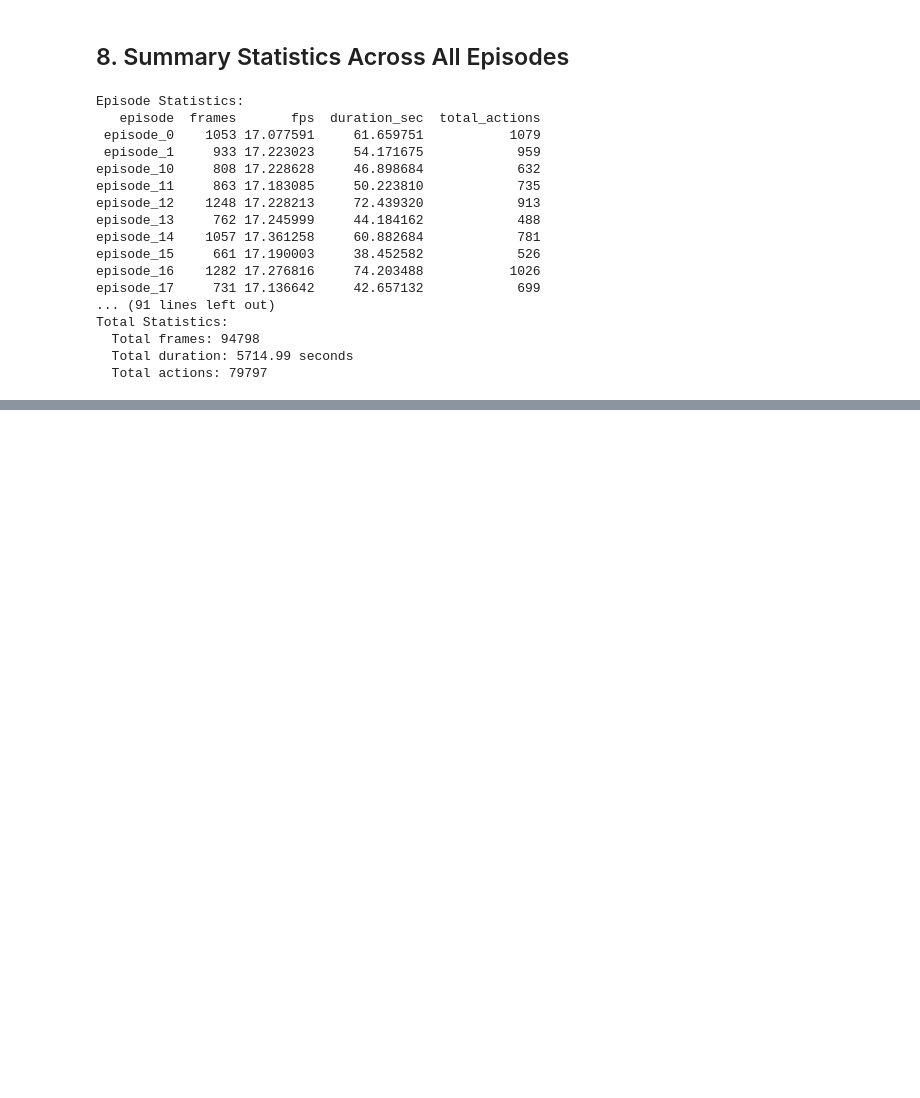
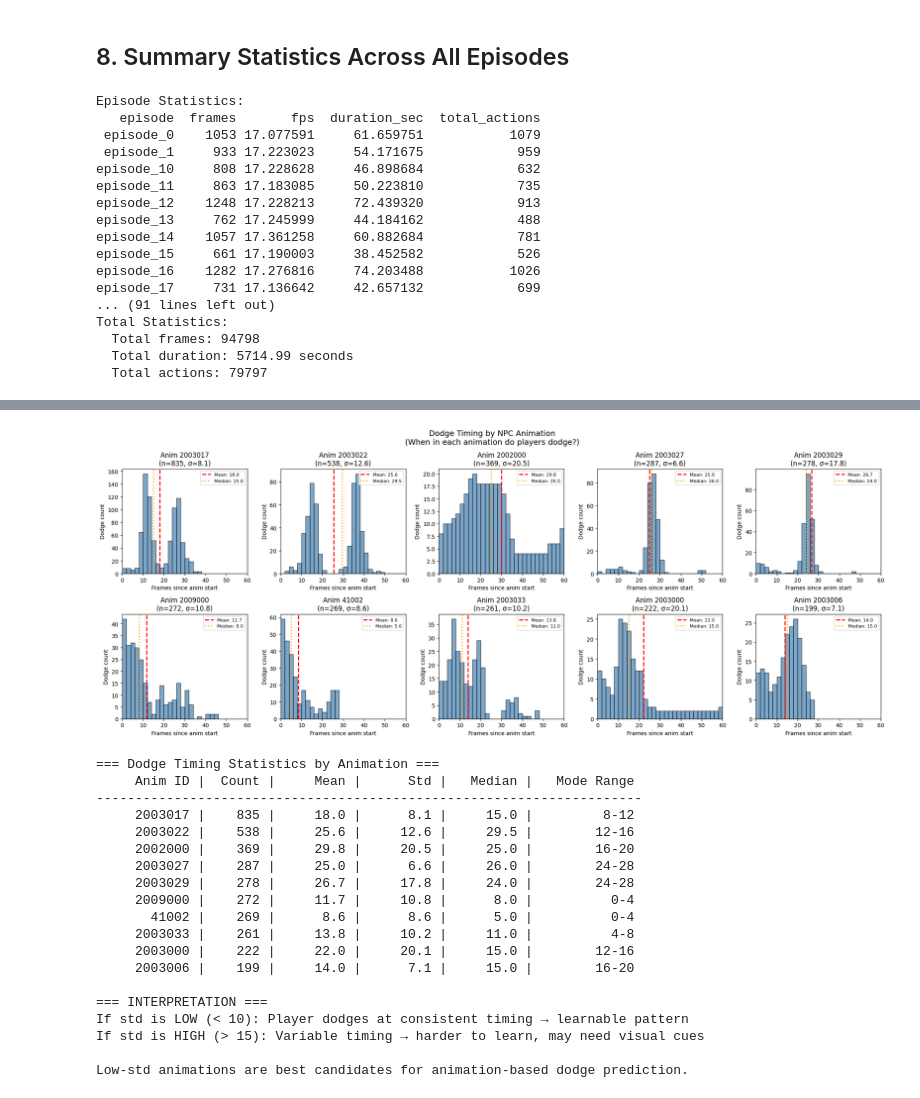
Before and after one commit to dhmnr/ProjectRanni, a Jupyter notebook: gameplay_pipeline/explore_zarr_dataset.ipynb, the cells around one changed output, grey strips where cells are left out. Saved outputs shown, nothing was run; the diff lists cells and outputs as text; code cells hidden in the pictures; blank space fills up the shorter version.

```diff
--- a/gameplay_pipeline/explore_zarr_dataset.ipynb
+++ b/gameplay_pipeline/explore_zarr_dataset.ipynb
@@ -345,0 +954,78 @@ Total Statistics:
+# %%
+# Visualize dodge timing histograms for top 10 animations
+# Shows: when in each animation do players typically dodge?
+
+fig, axes = plt.subplots(2, 5, figsize=(20, 8))
+axes = axes.flatten()
+
+for idx, (anim_id, timings) in enumerate(top_dodge_anims):
+    ax = axes[idx]
+
+    # Plot histogram
+    if len(timings) > 0:
+        max_timing = min(60, max(timings))  # Cap at 60 frames for visualization
+        bins = np.arange(0, max_timing + 2, 2)  # 2-frame bins
+        ax.hist(timings, bins=bins, color='steelblue', edgecolor='black', alpha=0.7)
+
+        # Add statistics
+        mean_timing = np.mean(timings)
+        std_timing = np.std(timings)
+        median_timing = np.median(timings)
+
+        ax.axvline(mean_timing, color='red', linestyle='--', linewidth=2, label=f'Mean: {mean_timing:.1f}')
+        ax.axvline(median_timing, color='orange', linestyle=':', linewidth=2, label=f'Median: {median_timing:.1f}')
+
+        ax.set_title(f'Anim {anim_id}\n(n={len(timings)}, σ={std_timing:.1f})')
+        ax.set_xlabel('Frames since anim start')
+        ax.set_ylabel('Dodge count')
+        ax.legend(fontsize=8)
+        ax.set_xlim(0, 60)
+
+plt.suptitle('Dodge Timing by NPC Animation\n(When in each animation do players dodge?)', fontsize=14)
+plt.tight_layout()
+plt.show()
+
+# Summary statistics table
+print("\n=== Dodge Timing Statistics by Animation ===")
+print(f"{'Anim ID':>12} | {'Count':>6} | {'Mean':>8} | {'Std':>8} | {'Median':>8} | {'Mode Range':>12}")
+print("-" * 70)
+
+for anim_id, timings in top_dodge_anims:
+    if len(timings) > 0:
+        mean_t = np.mean(timings)
+        std_t = np.std(timings)
+        median_t = np.median(timings)
+
+        # Find mode range (most common timing window)
+        hist, bin_edges = np.histogram(timings, bins=np.arange(0, 62, 4))
+        mode_idx = np.argmax(hist)
+        mode_range = f"{int(bin_edges[mode_idx])}-{int(bin_edges[mode_idx+1])}"
+
+        print(f"{anim_id:>12} | {len(timings):>6} | {mean_t:>8.1f} | {std_t:>8.1f} | {median_t:>8.1f} | {mode_range:>12}")
+
+# Interpretation
+print("\n=== INTERPRETATION ===")
+print("If std is LOW (< 10): Player dodges at consistent timing → learnable pattern")
+print("If std is HIGH (> 15): Variable timing → harder to learn, may need visual cues")
+print("\nLow-std animations are best candidates for animation-based dodge prediction.")
+# %% [output]
+[figure, added]
+=== Dodge Timing Statistics by Animation ===
+     Anim ID |  Count |     Mean |      Std |   Median |   Mode Range
+----------------------------------------------------------------------
+     2003017 |    835 |     18.0 |      8.1 |     15.0 |         8-12
+     2003022 |    538 |     25.6 |     12.6 |     29.5 |        12-16
+     2002000 |    369 |     29.8 |     20.5 |     25.0 |        16-20
+     2003027 |    287 |     25.0 |      6.6 |     26.0 |        24-28
+     2003029 |    278 |     26.7 |     17.8 |     24.0 |        24-28
+     2009000 |    272 |     11.7 |     10.8 |      8.0 |          0-4
+       41002 |    269 |      8.6 |      8.6 |      5.0 |          0-4
+     2003033 |    261 |     13.8 |     10.2 |     11.0 |          4-8
+     2003000 |    222 |     22.0 |     20.1 |     15.0 |        12-16
+     2003006 |    199 |     14.0 |      7.1 |     15.0 |        16-20
+
+=== INTERPRETATION ===
+If std is LOW (< 10): Player dodges at consistent timing → learnable pattern
+If std is HIGH (> 15): Variable timing → harder to learn, may need visual cues
+
+Low-std animations are best candidates for animation-based dodge prediction.
```
Also changed, not shown: parts of 14 cells of this notebook.
